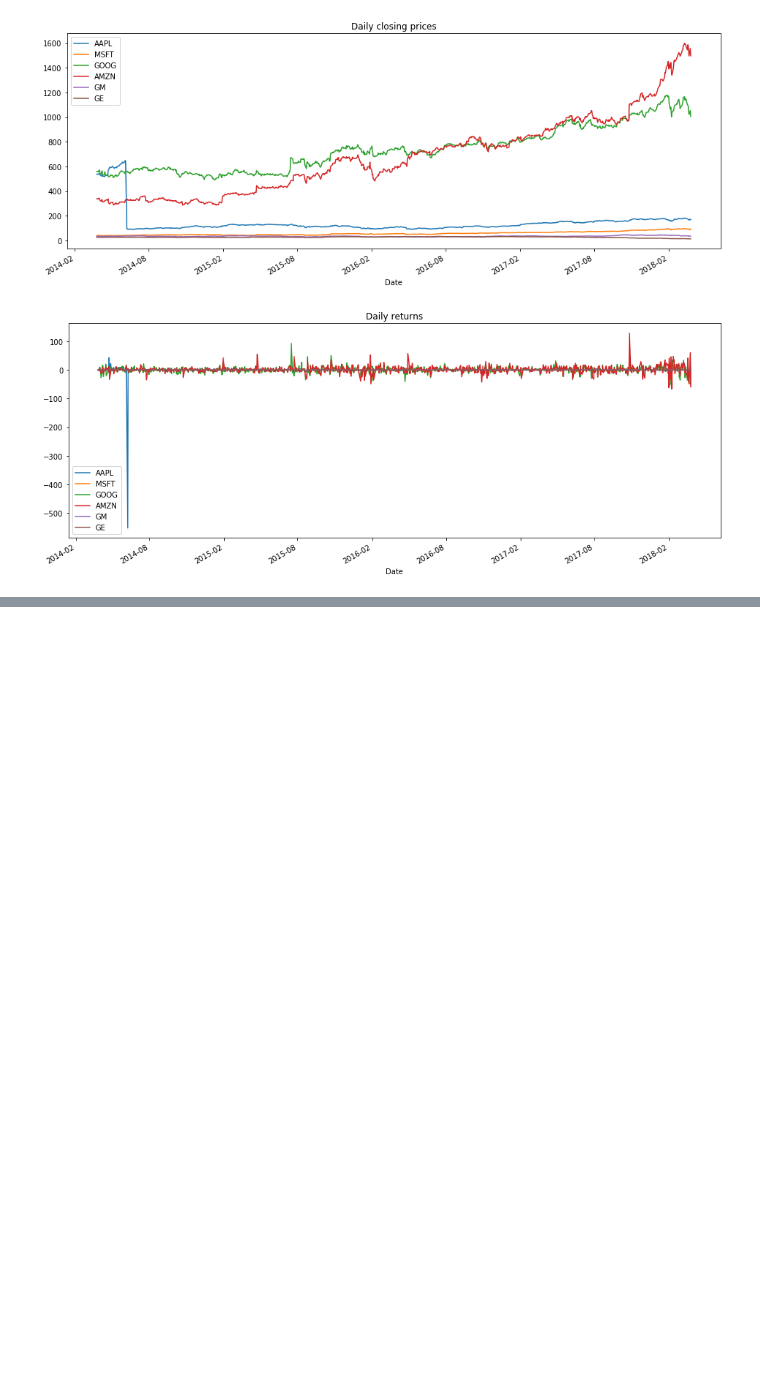
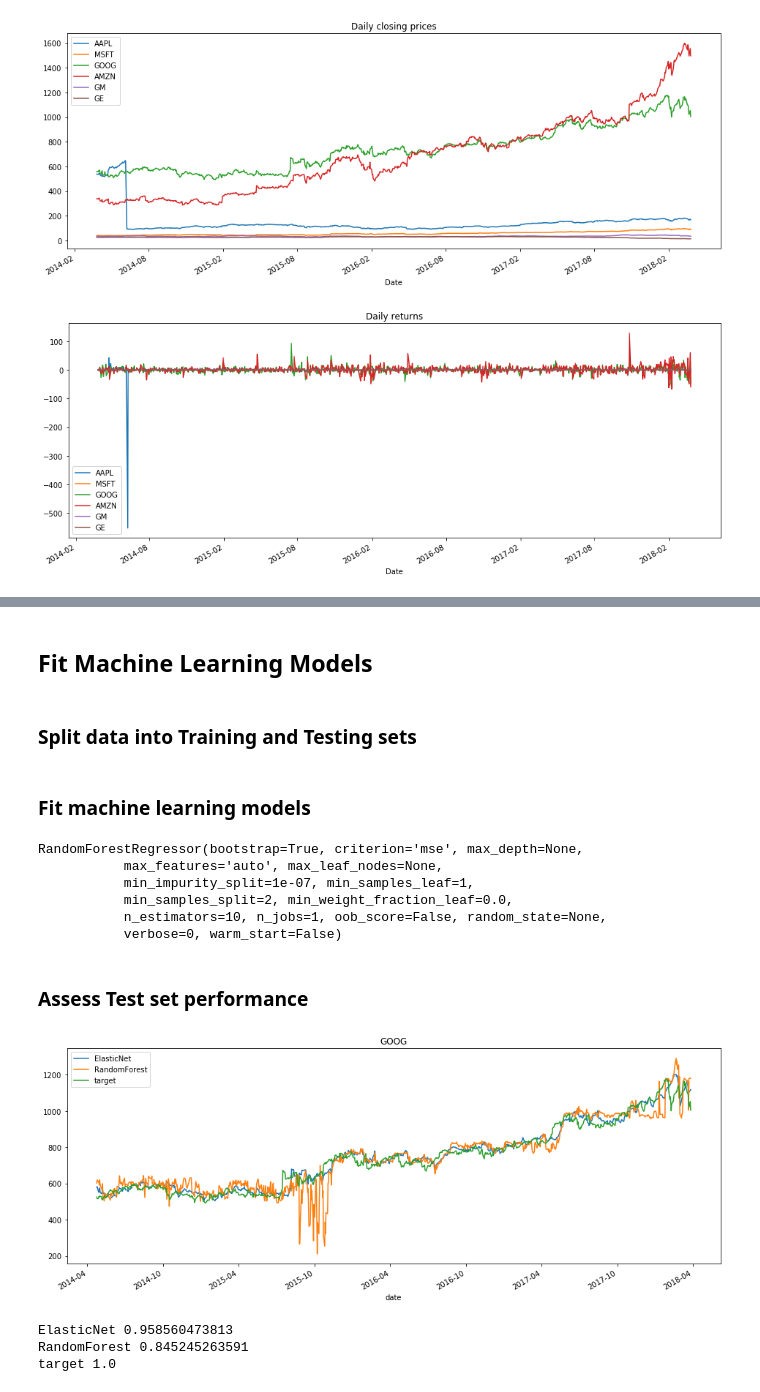
Before and after one commit to sithankanna/ML2, a Jupyter notebook: TimeSeries_Tutorial.ipynb, the cells around one changed output, grey strips where cells are left out. Cells and saved outputs as stored; diff of their text form; code cells hidden in the pictures; blank space fills up the shorter version.

Commit message:
Added performance evaluation.

```diff
--- a/TimeSeries_Tutorial.ipynb
+++ b/TimeSeries_Tutorial.ipynb
@@ -58,0 +76,8 @@ plt.show()
+# %%
+data = pd.DataFrame\
+         .from_records(label_feature_pair, index=0)\
+         .rename(columns={1:'stock', 2:'target'})\
+         .drop([0], axis=1)\
+
+data.columns = ["t-{}".format(look_ahead + i-2) if i not in {'target', 'stock'} else i for i in data.columns ]
+data.index.name = 'date'
@@ -58,0 +94,2 @@ plt.show()
+# %% [markdown]
+## Fit Machine Learning  Models
@@ -58,0 +100,51 @@ plt.show()
+# %% [markdown]
+### Split data into Training and Testing sets
+# %%
+# Get indices for training and evalutaion sets
+train_set, test_set = next(GroupShuffleSplit(n_splits=1, test_size=0.1)\
+                                         .split(data, groups=data['stock']))
+
+features =[i for i in data.columns if i not in {'target'}]
+label = ['target', 'stock']
+
+y_train, X_train = data.iloc[train_set][label], data.iloc[train_set][features]
+y_test, X_test = data.iloc[test_set][label], data.iloc[test_set][features]
+# %% [markdown]
+### Fit machine learning models
+# %%
+# Elastic Net
+model_enet = ElasticNet(fit_intercept=False)
+model_enet.fit(X_train.iloc[:, 1:], y_train.iloc[:, 0:1])
+
+# # Gradient Boosting
+model_gbr = GradientBoostingRegressor()
+model_gbr.fit(X_train.iloc[:, 1:], y_train['target'])
+
+# # Random Forests
+model_rnd_frst = RandomForestRegressor()
+model_rnd_frst.fit(X_train.iloc[:, 1:], y_train['target'])
+# %% [output]
+RandomForestRegressor(bootstrap=True, criterion='mse', max_depth=None,
+           max_features='auto', max_leaf_nodes=None,
+           min_impurity_split=1e-07, min_samples_leaf=1,
+           min_samples_split=2, min_weight_fraction_leaf=0.0,
+           n_estimators=10, n_jobs=1, oob_score=False, random_state=None,
+           verbose=0, warm_start=False)
+# %% [markdown]
+### Assess Test set performance
+# %%
+for stck in set(X_test['stock']):
+
+    feats = X_test.query("stock == '{}'".format(stck)).iloc[:, 1:]
+    labels = y_test.query("stock == '{}'".format(stck))[['target']]
+
+    plot_y=  pd.DataFrame({'ElasticNet': model_enet.predict(feats),
+                           'RandomForest': model_rnd_frst.predict(feats)},
+                           index=feats.index)\
+               .join(labels)
+
+    plot_y.plot(title=stck)
+#     plt.xlim(['2017-06-01', '2018-03-01'])
+    plt.show()
+# %% [output]
+[figure, added]
@@ -58,0 +153,7 @@ plt.show()
+# %%
+for model in plot_y:
+    print(model, r2_score(y_pred=plot_y[model], y_true=plot_y['target']))
+# %% [output]
+ElasticNet 0.958560473813
+RandomForest 0.845245263591
+target 1.0
```
Also changed, not shown: parts of 9 cells of this notebook.
